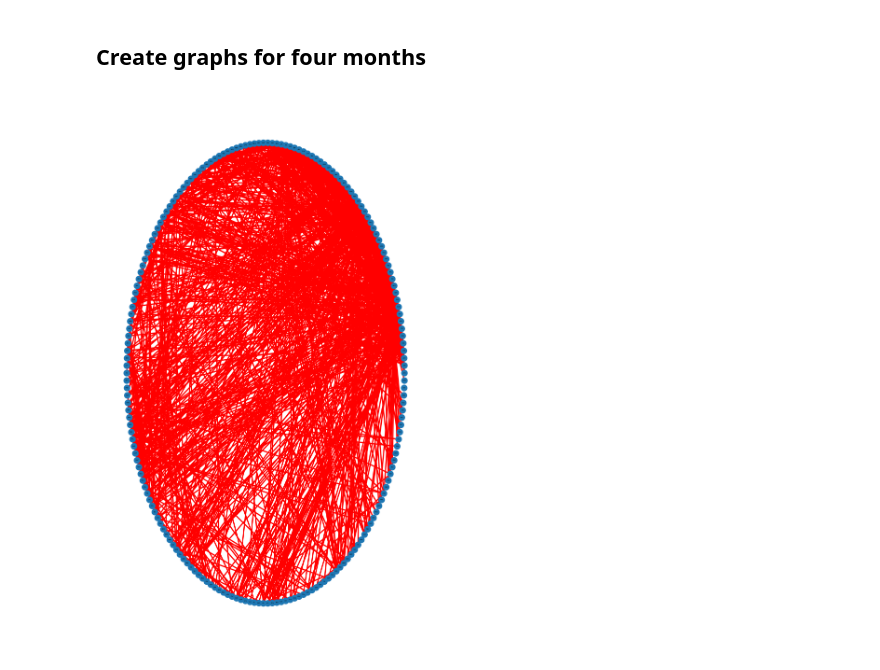
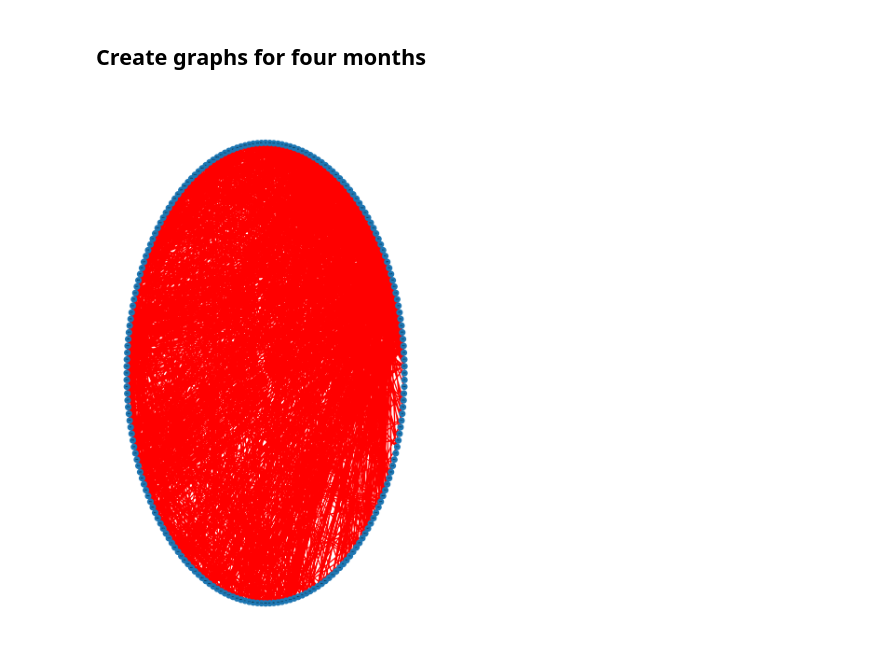
Before and after one commit to marin-o/xai-graphs, a Jupyter notebook: notebooks/graphs.ipynb, the cells around one changed output. Saved outputs shown, nothing was run; the diff lists cells and outputs as text; code cells hidden in the pictures.

Commit message:
created graph for may, and moved some methods around for more readable coed

```diff
--- a/notebooks/graphs.ipynb
+++ b/notebooks/graphs.ipynb
@@ -232,8 +232,8 @@ months = ['2015-01-31', '2015-02-28', '2015-03-31', '2015-04-30']
 for month in months:
     utils.create_graph_for_month(data, month)
 # %%
-with open('../data/graphs/graph_2015-02-28.pkl', 'rb') as f:
+with open('../data/graphs/graph_2015-06-30.pkl', 'rb') as f:
     g = pickle.load(f)
     utils.show_graph(g)
 # %% [output]
-[figure, old version]
+[figure, new version]
```
Also changed, not shown: parts of 3 cells of this notebook, 2 other files.
